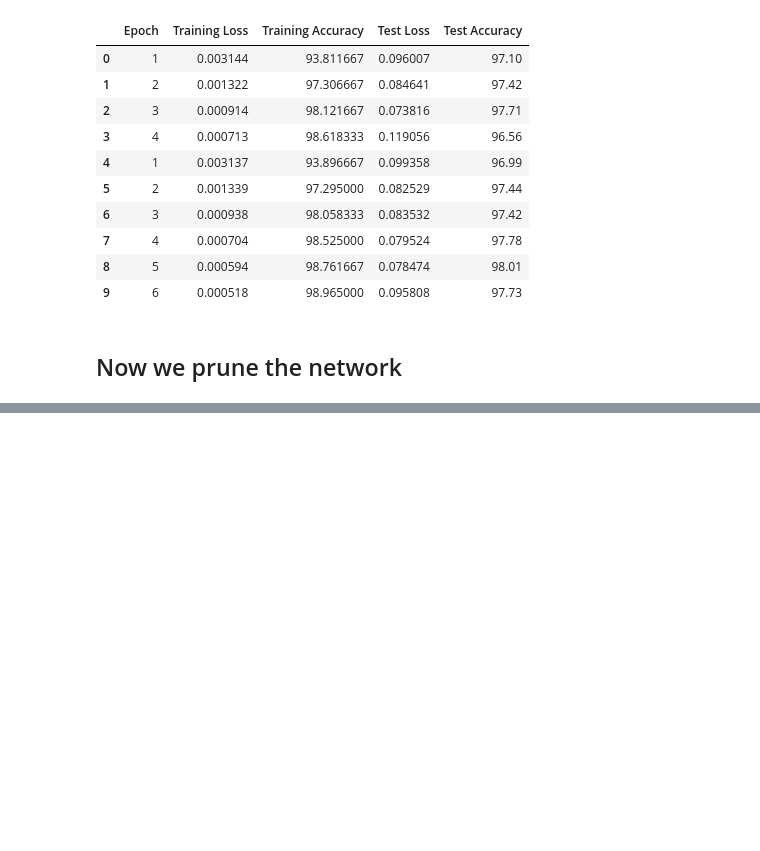
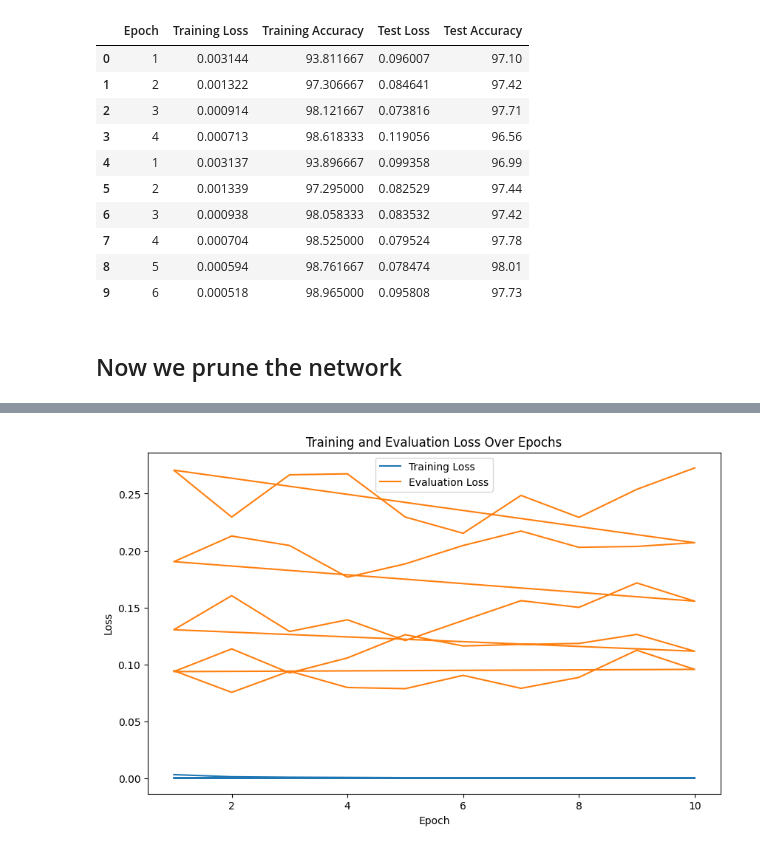
Before and after one commit to Yukesh432/pytorch-learning, a Jupyter notebook: nn_architecture/pruned_NN.ipynb, the cells around one changed output, grey strips where cells are left out. Cells and saved outputs as stored; diff of their text form; code cells hidden in the pictures; blank space fills up the shorter version.

```diff
--- a/nn_architecture/pruned_NN.ipynb
+++ b/nn_architecture/pruned_NN.ipynb
@@ -333,0 +399,18 @@ Test set: Average loss: 0.2294, Accuracy: 98.22%
+# %%
+import pandas as pd
+import matplotlib.pyplot as plt
+
+# Load the logs into a DataFrame
+logs = pd.read_csv("training_logs_pruned.csv")
+
+# Plotting
+plt.figure(figsize=(10, 6))
+plt.plot(logs['Epoch'], logs['Training Loss'], label='Training Loss')
+plt.plot(logs['Epoch'], logs['Test Loss'], label='Evaluation Loss')
+plt.xlabel('Epoch')
+plt.ylabel('Loss')
+plt.title('Training and Evaluation Loss Over Epochs')
+plt.legend()
+plt.show()
+# %% [output]
+[figure, added]
```
Also changed, not shown: parts of 5 cells of this notebook.
